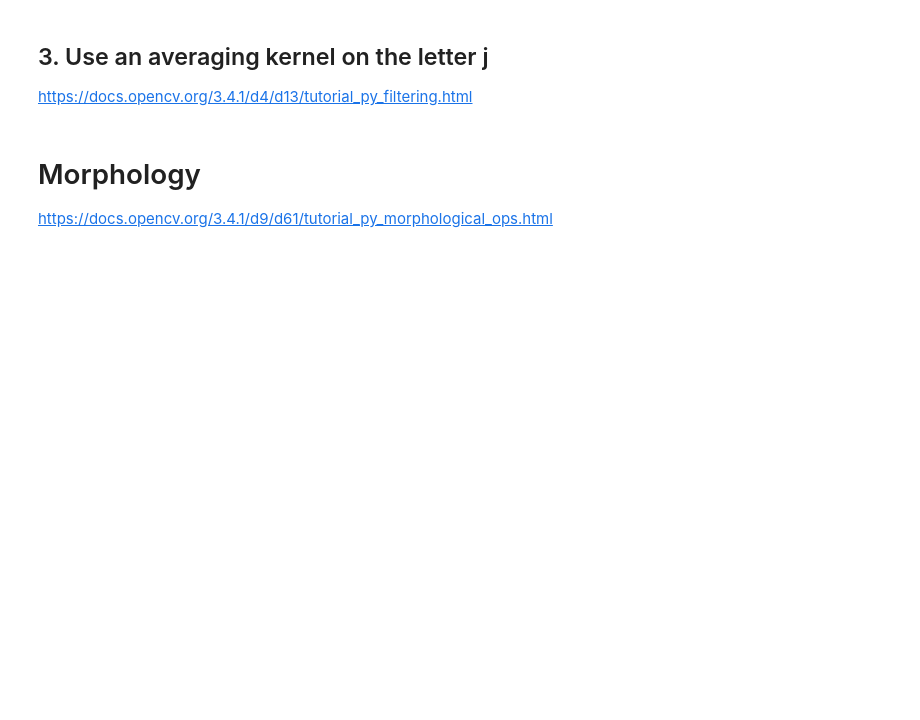
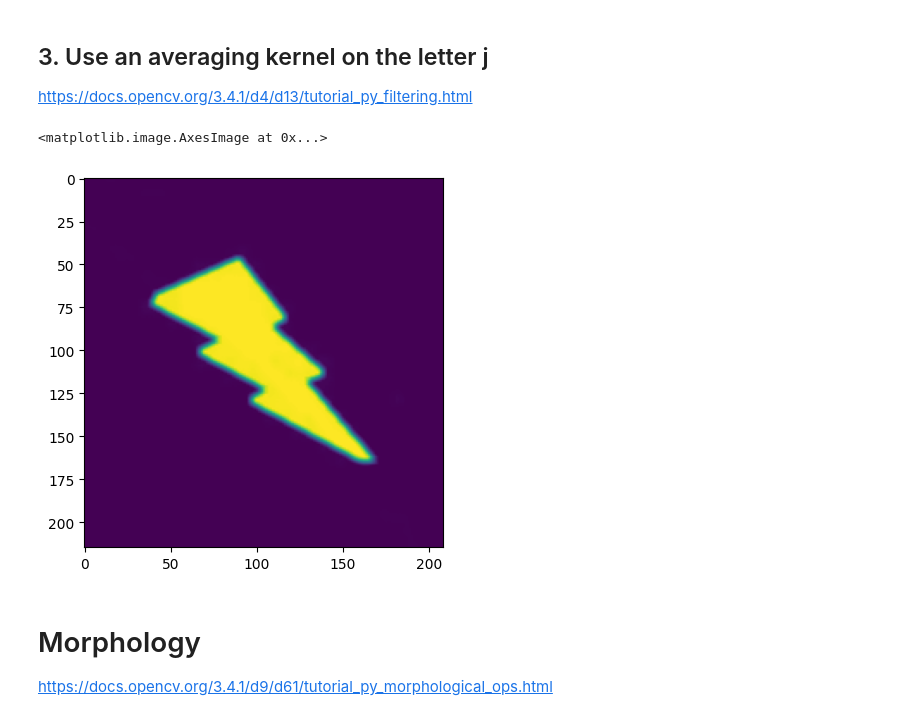
Before and after one commit to AndrxwWxng/Week2_Vision, a Jupyter notebook: notebooks/02_OpenCV.ipynb, the cells around one changed output. Cells and saved outputs as stored; diff of their text form; code cells hidden in the pictures; blank space fills up the shorter version.

```diff
--- a/notebooks/02_OpenCV.ipynb
+++ b/notebooks/02_OpenCV.ipynb
@@ -100,3 +104,11 @@ https://docs.opencv.org/3.4.1/d4/d13/tutorial_py_filtering.html
+# %%
+# 3.
+# TODO
+blur = cv2.blur(lightningbolt, (5,5))
+plt.imshow(blur)
+# %% [output]
+<matplotlib.image.AxesImage at 0x...>
+[figure, added]
 # %% [markdown]
 # Morphology
 
```
Also changed, not shown: parts of 17 cells of this notebook.
